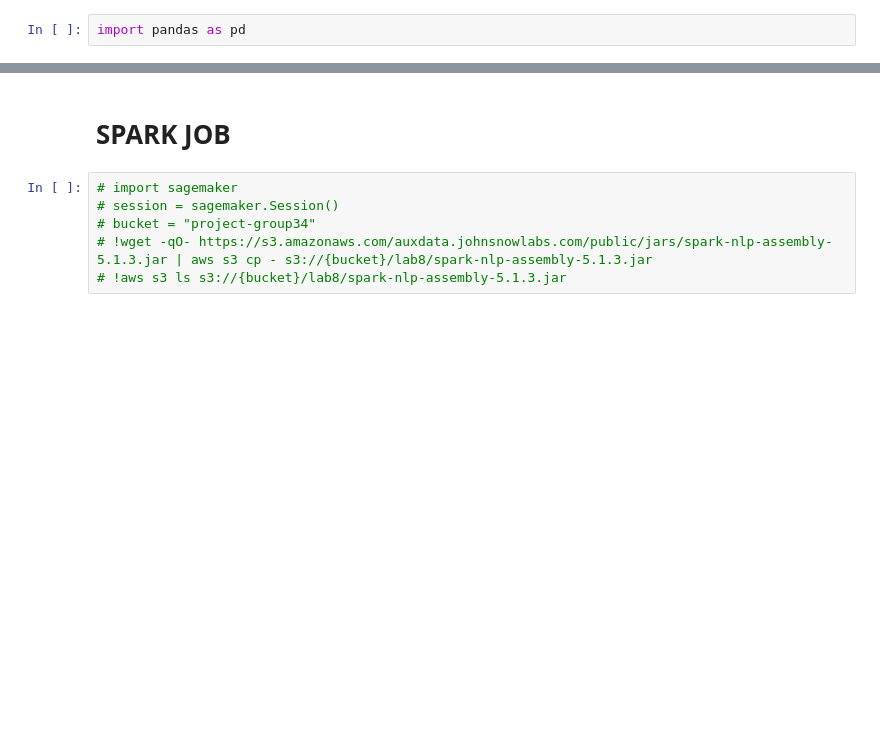
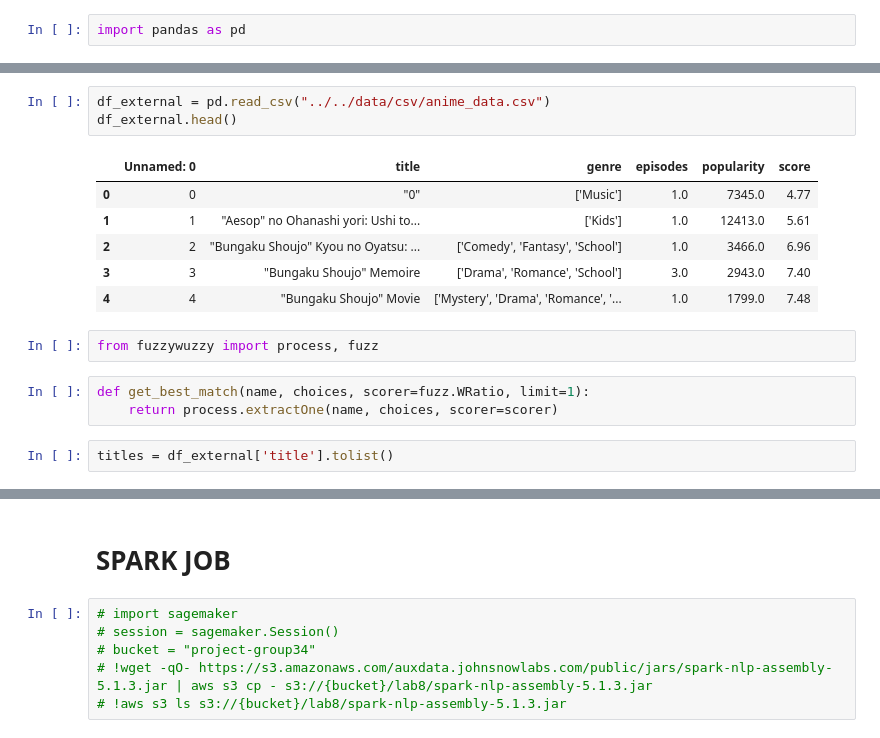
Before and after one commit to Sangeetha-238/BigData_Reddit_Analysis, a Jupyter notebook: code/nlp/project_nlp.ipynb, the cells around one changed output, grey strips where cells are left out. Saved outputs shown, nothing was run; the diff lists cells and outputs as text; blank space fills up the shorter version.

```diff
--- a/code/nlp/project_nlp.ipynb
+++ b/code/nlp/project_nlp.ipynb
@@ -2135,0 +1960,17 @@ df_sentiment_of_suggestions
+# %%
+df_external = pd.read_csv("../../data/csv/anime_data.csv")
+df_external.head()
+# %% [output]
+|  | Unnamed: 0 | title | genre | episodes | popularity | score |
+| 0 | 0 | "0" | ['Music'] | 1.0 | 7345.0 | 4.77 |
+| 1 | 1 | "Aesop" no Ohanashi yori: Ushi to... | ['Kids'] | 1.0 | 12413.0 | 5.61 |
+| 2 | 2 | "Bungaku Shoujo" Kyou no Oyatsu: ... | ['Comedy', 'Fantasy', 'School'] | 1.0 | 3466.0 | 6.96 |
+| 3 | 3 | "Bungaku Shoujo" Memoire | ['Drama', 'Romance', 'School'] | 3.0 | 2943.0 | 7.40 |
+| 4 | 4 | "Bungaku Shoujo" Movie | ['Mystery', 'Drama', 'Romance', '... | 1.0 | 1799.0 | 7.48 |
+# %%
+from fuzzywuzzy import process, fuzz
+# %%
+def get_best_match(name, choices, scorer=fuzz.WRatio, limit=1):
+    return process.extractOne(name, choices, scorer=scorer)
+# %%
+titles = df_external['title'].tolist()
```
Also changed, not shown: parts of 26 cells of this notebook, 1 other file.
